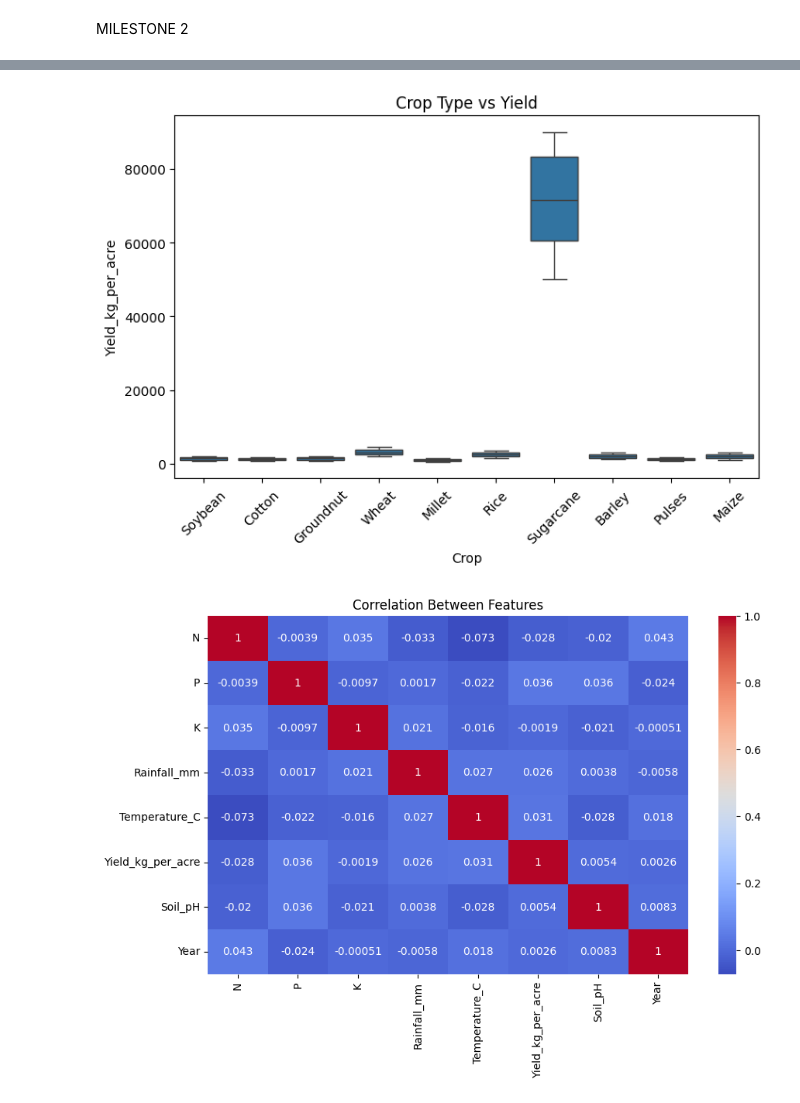
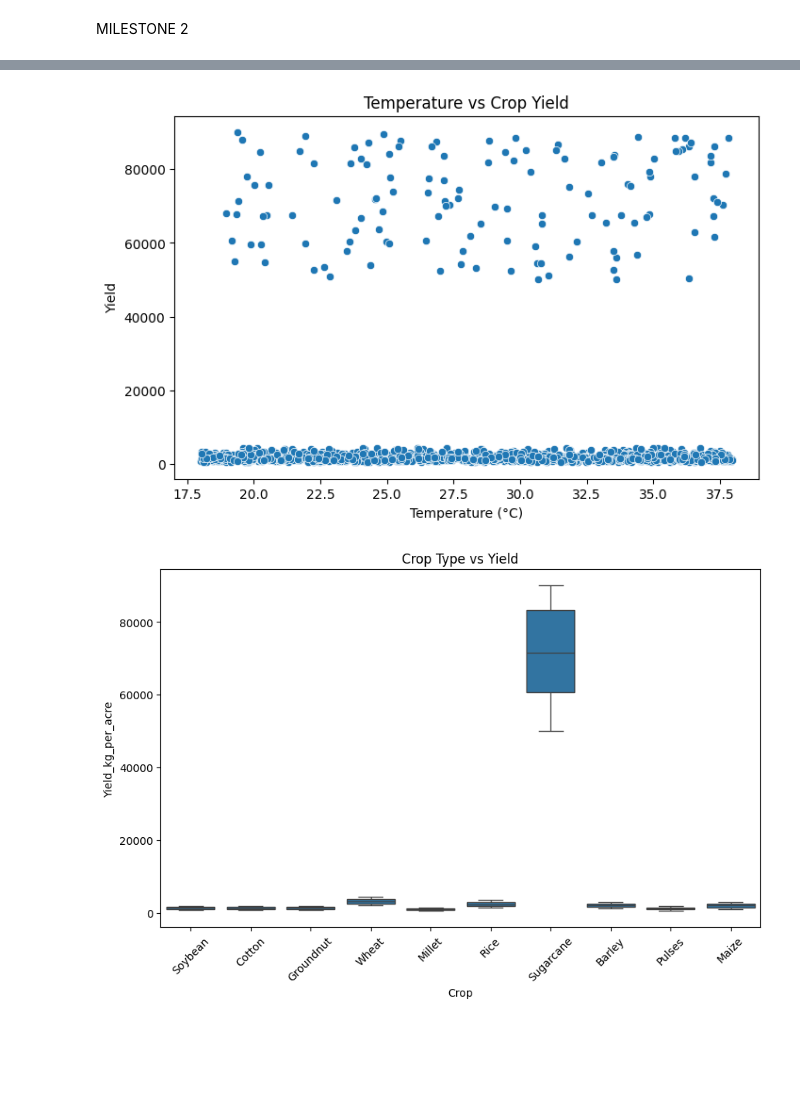
Before and after one commit to springboardmentor1/agritield-predictor, a Jupyter notebook: main.ipynb, the cells around one changed output, grey strips where cells are left out. Cells and saved outputs as stored; diff of their text form; code cells hidden in the pictures; blank space fills up the shorter version.

```diff
--- a/main.ipynb
+++ b/main.ipynb
@@ -183,19 +204,24 @@ plt.show()
 # %%
 plt.figure(figsize=(8,5))
-sns.boxplot(x='Crop', y='Yield_kg_per_acre', data=df)
-plt.title("Crop Type vs Yield")
-plt.xticks(rotation=45)
+
+sns.scatterplot(x=df['Temperature_C'], y=df['Yield_kg_per_acre'])
+
+plt.title("Temperature vs Crop Yield")
+plt.xlabel("Temperature (°C)")
+plt.ylabel("Yield")
+
 plt.show()
 # %% [output]
-[figure, old version]
+[figure, new version]
 # %%
 plt.figure(figsize=(10,6))
-corr = df.corr(numeric_only=True)
 
-sns.heatmap(corr, annot=True, cmap='coolwarm')
+sns.boxplot(x=df['Crop'], y=df['Yield_kg_per_acre'])
 
-plt.title("Correlation Between Features")
+plt.title("Crop Type vs Yield")
+plt.xticks(rotation=45)
+
 plt.show()
 # %% [output]
-[figure, old version]
+[figure, new version]
 # %%
```
Also changed, not shown: parts of 12 cells of this notebook.
